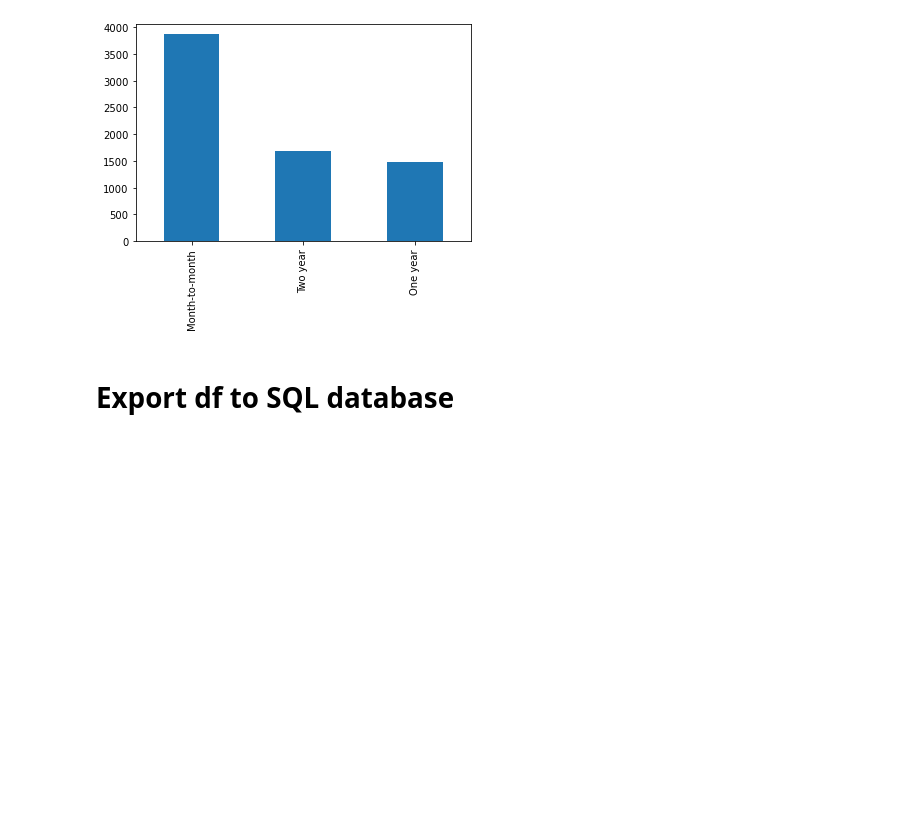
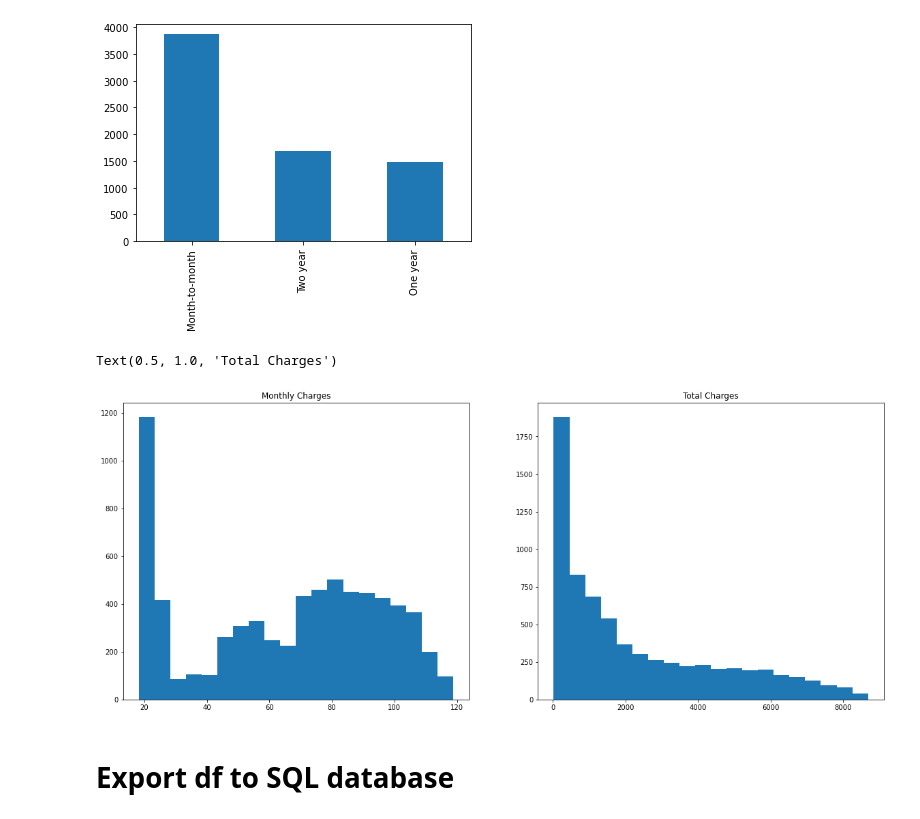
Before and after one commit to chrisvinhston/customer_churn_prediction, a Jupyter notebook: main.ipynb, the cells around one changed output. Drawn from its saved outputs; the diff is of its cells as text; code cells hidden in the pictures; blank space fills up the shorter version.

```diff
--- a/main.ipynb
+++ b/main.ipynb
@@ -247,6 +267,21 @@ plt.title('Contract type frequency')
 # %% [output]
 <AxesSubplot:>
 [figure]
+# %%
+# Inspect the distribution of Monthly Charges and Total Charges
+
+charges = df[['MonthlyCharges', 'TotalCharges']]
+
+fig, ax = plt.subplots(1,2, figsize = (20,8))
+
+ax[0].hist(charges.MonthlyCharges, bins= 20)
+ax[0].set_title('Monthly Charges')
+
+ax[1].hist(charges.TotalCharges, bins = 20)
+ax[1].set_title('Total Charges')
+# %% [output]
+Text(0.5, 1.0, 'Total Charges')
+[figure, added]
 # %% [markdown]
 # Export df to SQL database
 # %%
```
Also changed, not shown: parts of 4 cells of this notebook, 2 other files.
